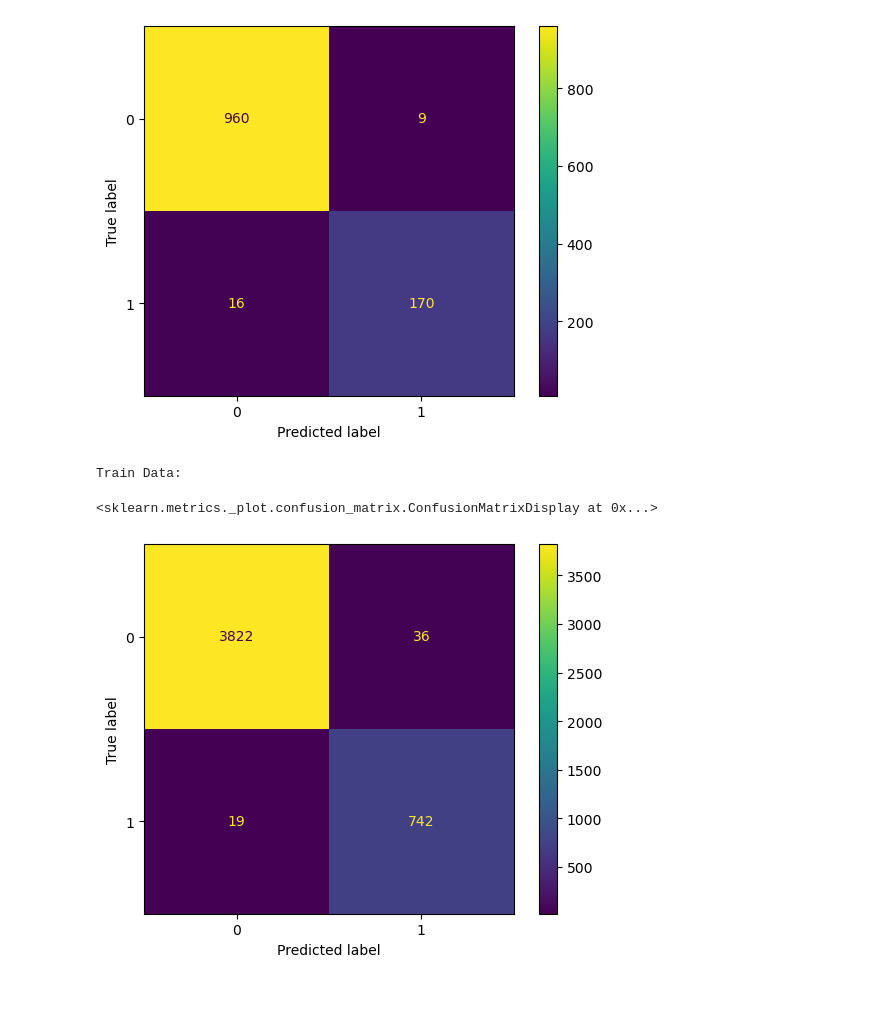
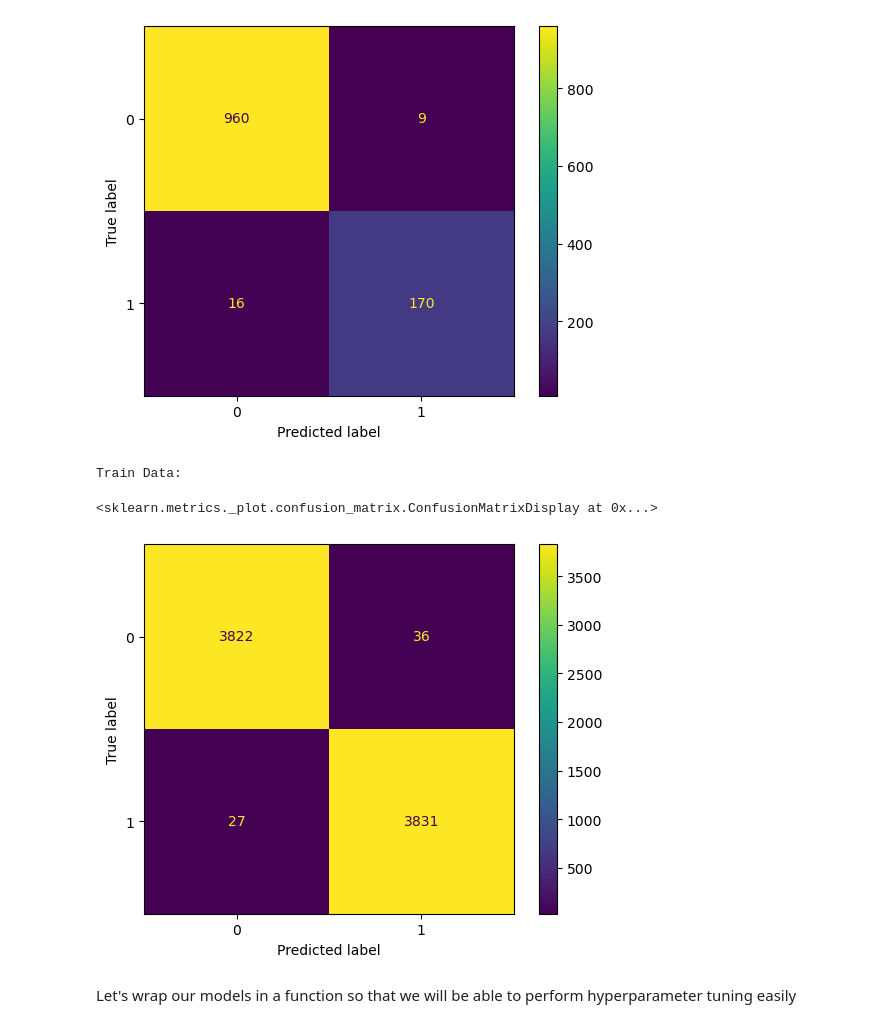
Before and after one commit to mgulbin13/dsc-project-3, a Jupyter notebook: eda.ipynb, the cells around one changed output. Saved outputs shown, nothing was run; the diff lists cells and outputs as text; code cells hidden in the pictures; blank space fills up the shorter version.

Commit message:
added hyperparameter tuning and modern test data.

```diff
--- a/eda.ipynb
+++ b/eda.ipynb
@@ -305,9 +306,10 @@ Vector Matrix for training data:
 # %%
 from imblearn.over_sampling import SMOTE
 
-sm = SMOTE(random_state=42)
+sm = SMOTE(random_state=42, sampling_strategy=.5)
 X_oversamp, y_oversamp = sm.fit_resample(X_train_tfidf, y_train)
 print(y_oversamp.value_counts())
+X_oversamp.shape
 # %% [output]
 Category
 0    3858
@@ -326,10 +329,10 @@ print("Test Data:")
 print("Accuracy: ", accuracy_score(y_test, y_pred_lr))
 print(class_report_lr)
 
-y_train_pred = lr_classifier.predict(X_train_tfidf)
-class_report_train = classification_report(y_train, y_train_pred)
+y_train_pred = lr_classifier.predict(X_oversamp)
+class_report_train = classification_report(y_oversamp, y_train_pred)
 print("Train Data:")
-print("Accuracy: ", accuracy_score(y_train, y_train_pred))
+print("Accuracy: ", accuracy_score(y_oversamp, y_train_pred))
 print(class_report_train)
 # %% [output]
 Test Data:
@@ -360,10 +363,12 @@ Test Data:
 [figure]
 # %%
 print("Train Data:")
-cm = confusion_matrix(y_train, y_train_pred)
+cm = confusion_matrix(y_oversamp, y_train_pred)
 disp = ConfusionMatrixDisplay(cm)
 disp.plot()
 # %% [output]
 Train Data:
 <sklearn.metrics._plot.confusion_matrix.ConfusionMatrixDisplay at 0x...>
-[figure, old version]
+[figure, new version]
+# %% [markdown]
+Let's wrap our models in a function so that we will be able to perform hyperparameter tuning easily
```
Also changed, not shown: parts of 18 cells of this notebook, 1 other file.
